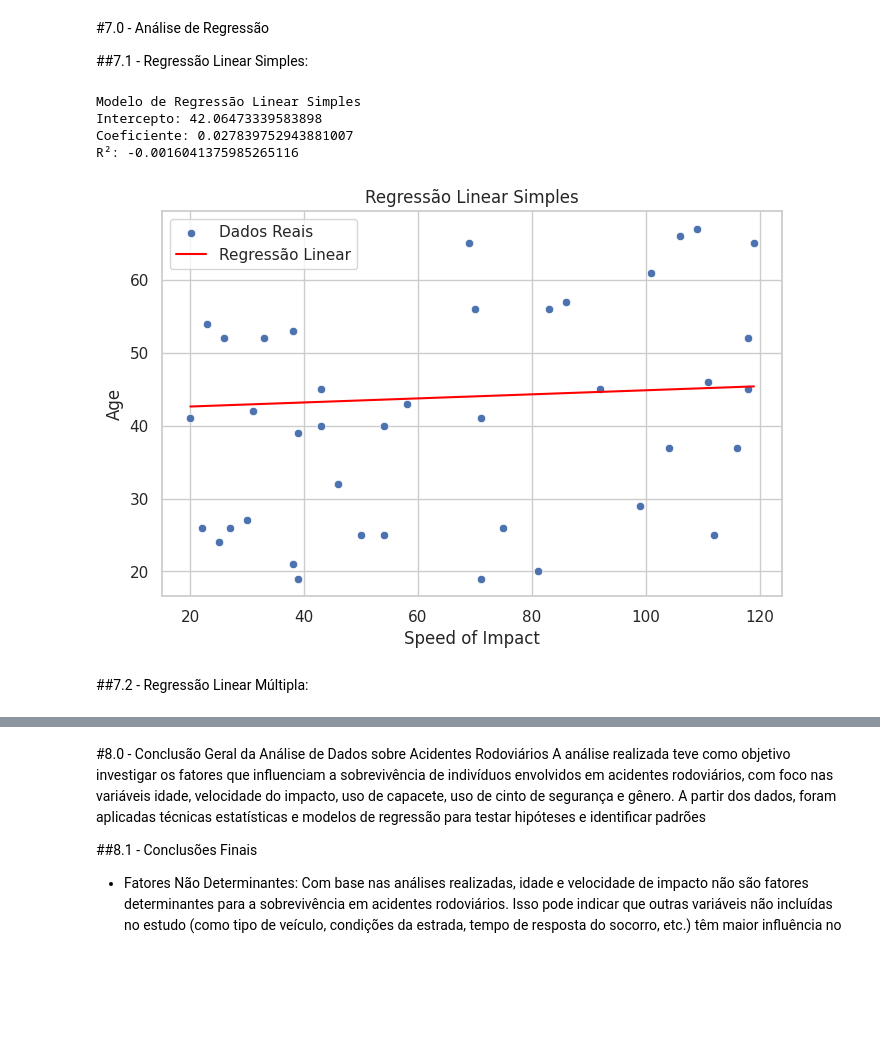
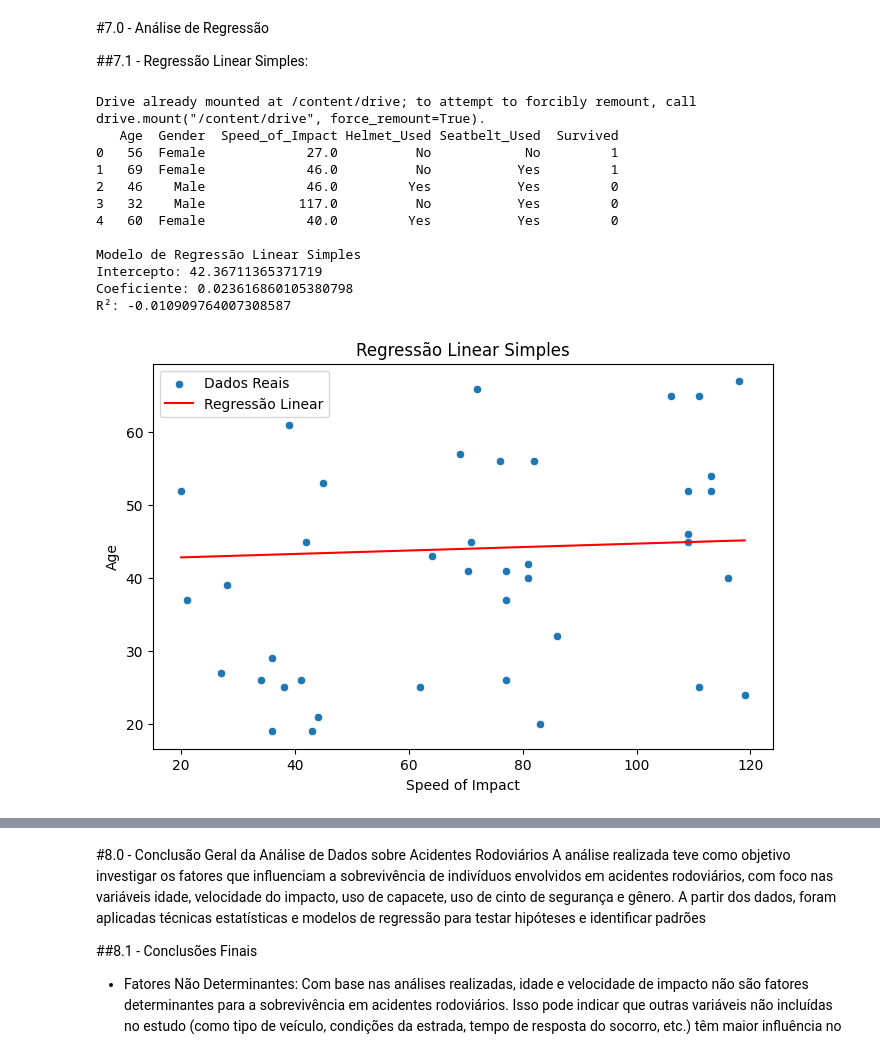
Before and after one commit to Thorvi98/Prova-II-Analise-De-Dados, a Jupyter notebook: Prova_II_Análise_de_Dados.ipynb, the cells around one changed output, grey strips where cells are left out. Cells and saved outputs as stored; diff of their text form; code cells hidden in the pictures; blank space fills up the shorter version.

```diff
--- a/Prova_II_Análise_de_Dados.ipynb
+++ b/Prova_II_Análise_de_Dados.ipynb
@@ -316,30 +319,3 @@ Onde:
 *   𝛽1 indica o efeito de idade sobre a sobrevivência,
 *   𝛽2 indica o efeito de velocidade de impacto sobre a sobrevivência,
 *   𝛽3 representa a interação entre idade e velocidade de impacto.
-# %%
-import statsmodels.api as sm
-import pandas as pd
-from tabulate import tabulate
-
-data['Age_Speed_Interaction'] = data['Age'] * data['Speed_of_Impact']
-X = data[['Age', 'Speed_of_Impact', 'Age_Speed_Interaction']]
-X = sm.add_constant(X)
-y = data['Survived']
-
-# Ajustando o modelo de regressão logística
-logit_model = sm.Logit(y, X)
-result = logit_model.fit()
-summary = result.summary2().tables[1]  # Tabela com os coeficientes e p-valores
-summary.columns = ['Coeficiente', 'Erro Padrão', 'Valor t', 'Valor p', 'Intervalo Confiança Inferior', 'Intervalo Confiança Superior']
-
-# Convertendo para DataFrame
-summary_df = summary[['Coeficiente', 'Valor p', 'Intervalo Confiança Inferior', 'Intervalo Confiança Superior']]
-summary_df.index = summary_df.index.map({
-    'const': 'Intercepto',
-    'Age': 'Idade',
-    'Speed_of_Impact': 'Velocidade de Impacto',
-    'Age_Speed_Interaction': 'Interação Idade e Velocidade de Impacto'
-})
-
-print("\nResultados da Regressão Logística:")
-print(tabulate(summary_df, headers='keys', tablefmt='fancy_grid', showindex=True, numalign="center"))
@@ -385,40 +421,53 @@ import seaborn as sns
 from sklearn.linear_model import LinearRegression
 from sklearn.model_selection import train_test_split
 from sklearn.metrics import r2_score
+from scipy.stats import ttest_ind, chi2_contingency
+from google.colab import drive
+
+drive.mount('/content/drive')
+file_path = '/content/drive/MyDrive/Colab Notebooks/accident.csv'  # Substitua pelo caminho correto
+data = pd.read_csv(file_path)
+print(data.head())
 
 X = data[['Speed_of_Impact']]
 y = data['Age']
+
+# Dividir os dados em conjuntos de treino e teste
 X_train, X_test, y_train, y_test = train_test_split(X, y, test_size=0.2, random_state=42)
 
-# Ajuste do modelo
+# Ajustar o modelo de regressão linear
 modelo_linear = LinearRegression()
 modelo_linear.fit(X_train, y_train)
 
-# Previsões
 y_pred = modelo_linear.predict(X_test)
 
-# Coeficientes da regressão
 intercepto = modelo_linear.intercept_
 coeficiente = modelo_linear.coef_[0]
 
-print("Modelo de Regressão Linear Simples")
+print("\nModelo de Regressão Linear Simples")
 print(f"Intercepto: {intercepto}")
 print(f"Coeficiente: {coeficiente}")
 print(f"R²: {r2_score(y_test, y_pred)}")
 
 plt.figure(figsize=(8, 5))
 sns.scatterplot(x=X_test['Speed_of_Impact'], y=y_test, label="Dados Reais")
 sns.lineplot(x=X_test['Speed_of_Impact'], y=y_pred, color="red", label="Regressão Linear")
 plt.xlabel("Speed of Impact")
 plt.ylabel("Age")
 plt.title("Regressão Linear Simples")
 plt.legend()
 plt.show()
 # %% [output]
+Drive already mounted at /content/drive; to attempt to forcibly remount, call drive.mount("/content/drive", force_remount=True).
+   Age  Gender  Speed_of_Impact Helmet_Used Seatbelt_Used  Survived
+0   56  Female             27.0          No            No         1
+1   69  Female             46.0          No           Yes         1
+2   46    Male             46.0         Yes           Yes         0
+3   32    Male            117.0          No           Yes         0
+4   60  Female             40.0         Yes           Yes         0
+
 Modelo de Regressão Linear Simples
-Intercepto: 42.06473339583898
-Coeficiente: 0.027839752943881007
-R²: -0.0016041375985265116
+Intercepto: 42.36711365371719
+Coeficiente: 0.023616860105380798
+R²: -0.010909764007308587
-[figure, old version]
+[figure, new version]
-# %% [markdown]
-##7.2 - Regressão Linear Múltipla:
```
Also changed, not shown: parts of 7 cells of this notebook.
